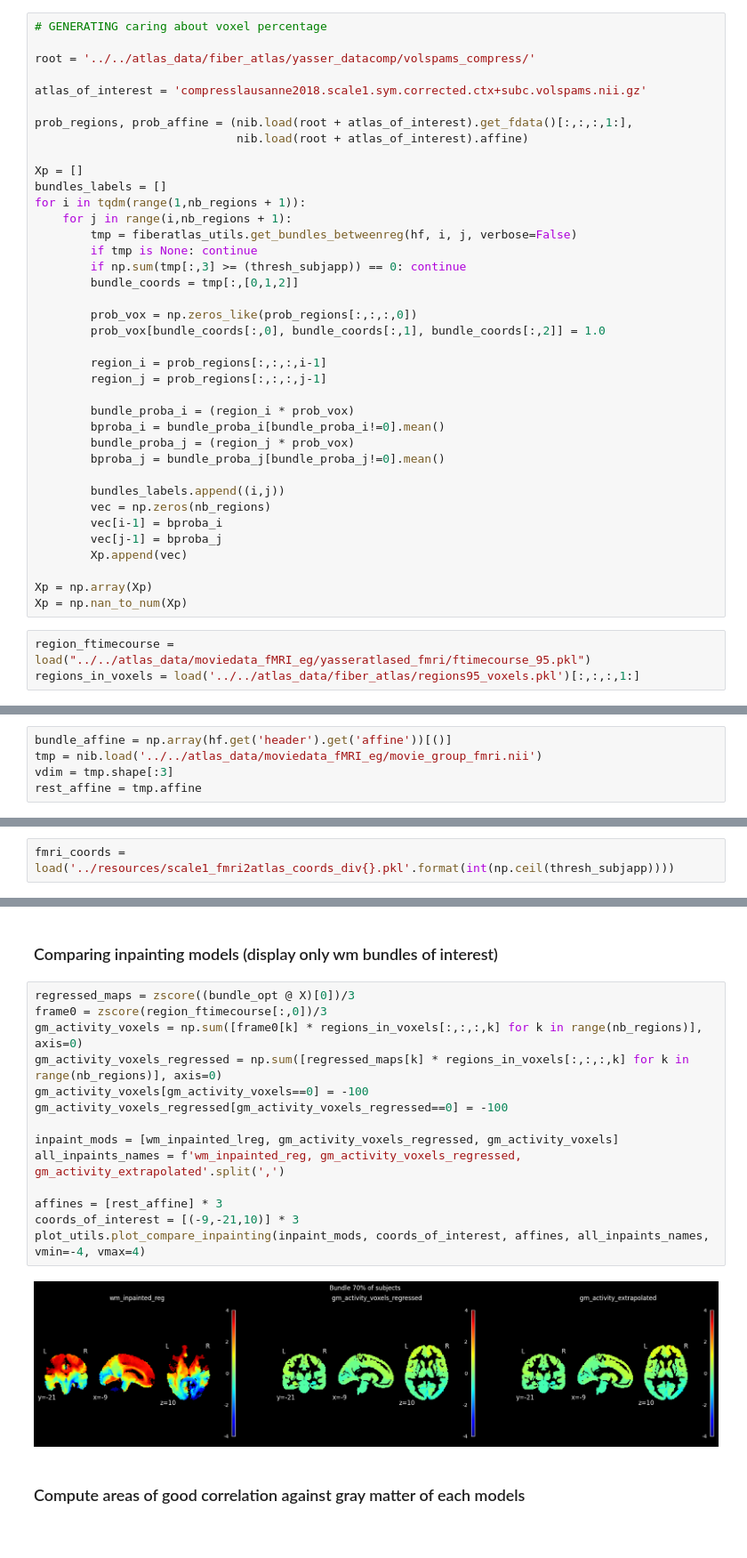
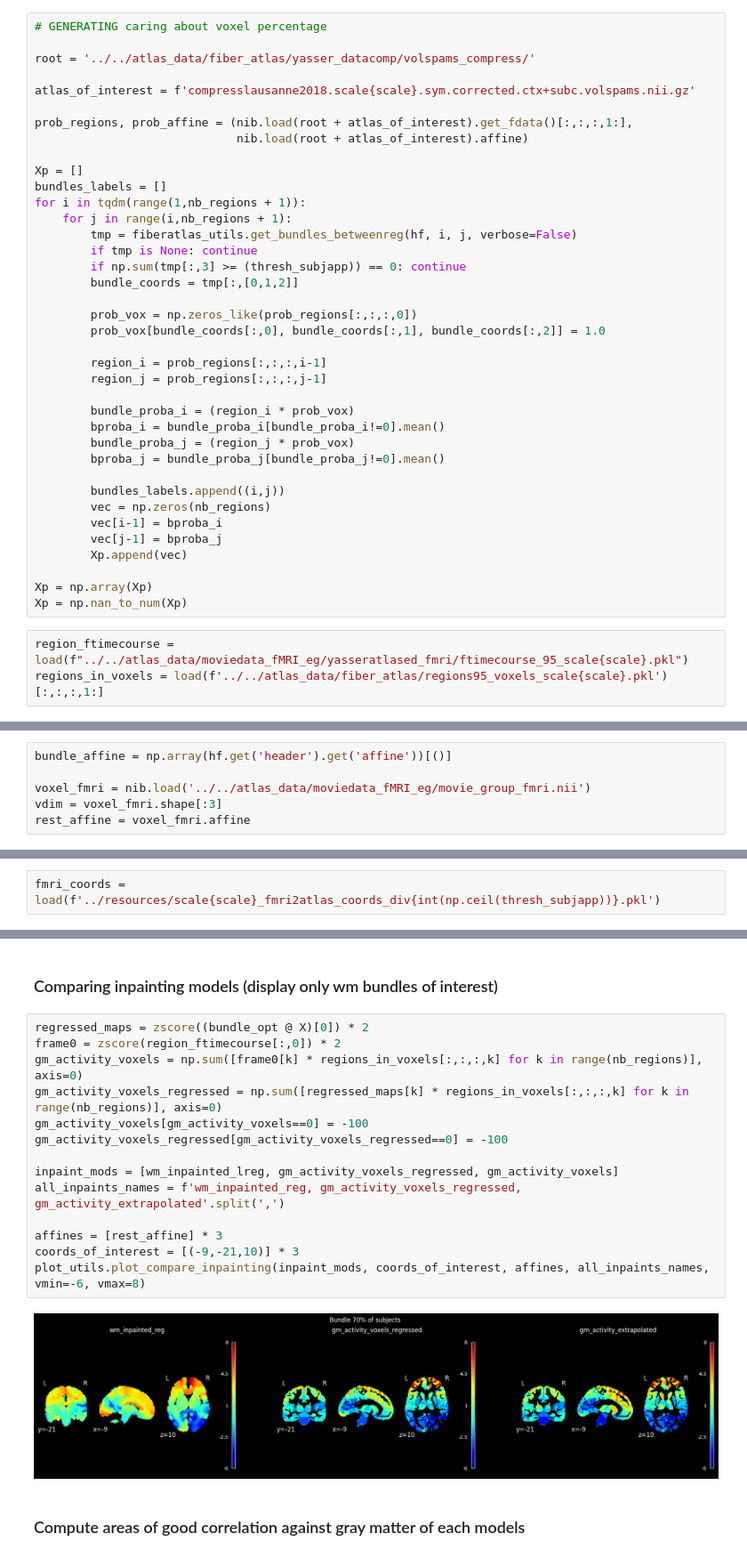
Before and after one commit to miki998/structural_wminpainting, a Jupyter notebook: notebooks/fiber_activity.ipynb, the cells around one changed output, grey strips where cells are left out. Shown: that part at 89% size. Cells and saved outputs as stored; diff of their text form.

Commit message:
ADD: -> pinpoint poor fit voxels and relation with original timecourse -> higher scale compute for reconstruction

```diff
--- a/notebooks/fiber_activity.ipynb
+++ b/notebooks/fiber_activity.ipynb
@@ -103,7 +100,7 @@ X_norm = (np.diag(1/X.sum(axis=0)) @ X.T).T
 
 root = '../../atlas_data/fiber_atlas/yasser_datacomp/volspams_compress/'
 
-atlas_of_interest = 'compresslausanne2018.scale1.sym.corrected.ctx+subc.volspams.nii.gz'
+atlas_of_interest = f'compresslausanne2018.scale{scale}.sym.corrected.ctx+subc.volspams.nii.gz'
 
 prob_regions, prob_affine = (nib.load(root + atlas_of_interest).get_fdata()[:,:,:,1:],
                              nib.load(root + atlas_of_interest).affine)
@@ -137,8 +134,8 @@ for i in tqdm(range(1,nb_regions + 1)):
 Xp = np.array(Xp)
 Xp = np.nan_to_num(Xp)
 # %%
-region_ftimecourse = load("../../atlas_data/moviedata_fMRI_eg/yasseratlased_fmri/ftimecourse_95.pkl")
-regions_in_voxels = load('../../atlas_data/fiber_atlas/regions95_voxels.pkl')[:,:,:,1:]
+region_ftimecourse = load(f"../../atlas_data/moviedata_fMRI_eg/yasseratlased_fmri/ftimecourse_95_scale{scale}.pkl")
+regions_in_voxels = load(f'../../atlas_data/fiber_atlas/regions95_voxels_scale{scale}.pkl')[:,:,:,1:]
 # %% [markdown]
 ### Regressing L1 - L2
 # %%
@@ -294,9 +291,10 @@ save(f"../resources/weight_regressors_activity/vweighted_bundle_activity_timever
 - Recompute the seed connectivity of a given region versus all and show it on the volume (voxel levels)
 # %%
 bundle_affine = np.array(hf.get('header').get('affine'))[()]
-tmp = nib.load('../../atlas_data/moviedata_fMRI_eg/movie_group_fmri.nii')
-vdim = tmp.shape[:3]
-rest_affine = tmp.affine
+
+voxel_fmri = nib.load('../../atlas_data/moviedata_fMRI_eg/movie_group_fmri.nii')
+vdim = voxel_fmri.shape[:3]
+rest_affine = voxel_fmri.affine
 # %% [markdown]
 Making Access easier - transforming bundles to fmri coordinates / fmri volumes masks
 # %%
@@ -319,5 +317,5 @@ save('../resources/scale1_fmri2atlas_coords_div{}.pkl'.format(int(np.ceil(thresh
 # %%
-fmri_coords = load('../resources/scale1_fmri2atlas_coords_div{}.pkl'.format(int(np.ceil(thresh_subjapp))))
+fmri_coords = load(f'../resources/scale{scale}_fmri2atlas_coords_div{int(np.ceil(thresh_subjapp))}.pkl')
 # %% [markdown]
 ### Load optimized white bundles
 # %%
@@ -340,20 +338,20 @@ wm_inpainted_lreg, wm_inpainted_lregM = inpaint_utils.interpolate_activity(fmri_
 # %% [markdown]
 ### Comparing inpainting models (display only wm bundles of interest)
 # %%
-regressed_maps = zscore((bundle_opt @ X)[0])/3
-frame0 = zscore(region_ftimecourse[:,0])/3
+regressed_maps = zscore((bundle_opt @ X)[0]) * 2
+frame0 = zscore(region_ftimecourse[:,0]) * 2
 gm_activity_voxels = np.sum([frame0[k] * regions_in_voxels[:,:,:,k] for k in range(nb_regions)], axis=0)
 gm_activity_voxels_regressed = np.sum([regressed_maps[k] * regions_in_voxels[:,:,:,k] for k in range(nb_regions)], axis=0)
 gm_activity_voxels[gm_activity_voxels==0] = -100
 gm_activity_voxels_regressed[gm_activity_voxels_regressed==0] = -100
 
 inpaint_mods = [wm_inpainted_lreg, gm_activity_voxels_regressed, gm_activity_voxels]
 all_inpaints_names = f'wm_inpainted_reg, gm_activity_voxels_regressed,   gm_activity_extrapolated'.split(',')
 
 affines = [rest_affine] * 3
 coords_of_interest = [(-9,-21,10)] * 3
-plot_utils.plot_compare_inpainting(inpaint_mods, coords_of_interest, affines, all_inpaints_names, vmin=-4, vmax=4)
+plot_utils.plot_compare_inpainting(inpaint_mods, coords_of_interest, affines, all_inpaints_names, vmin=-6, vmax=8)
 # %% [output]
-[figure, old version]
+[figure, new version]
 # %% [markdown]
 ### Compute areas of good correlation against gray matter of each models
```
Also changed, not shown: parts of 21 cells of this notebook, 3 other files.
